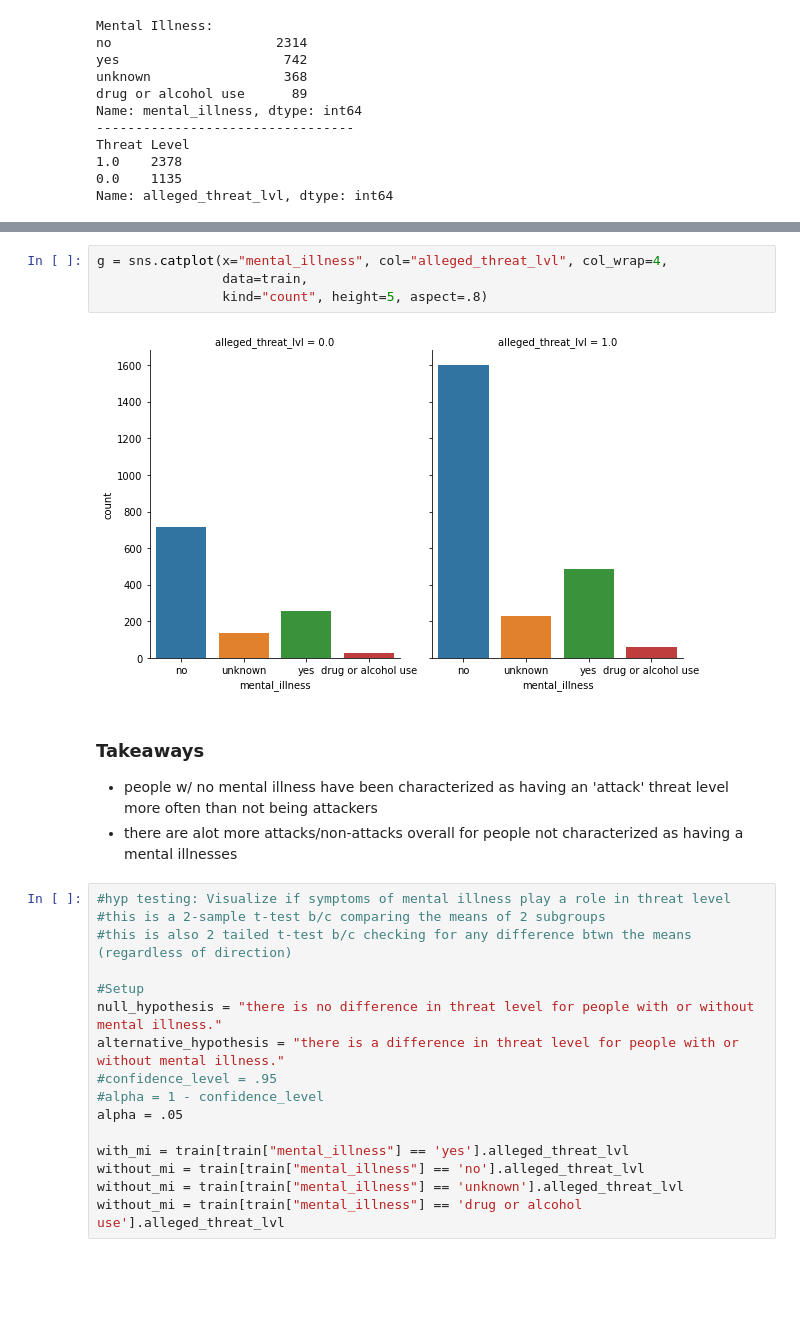
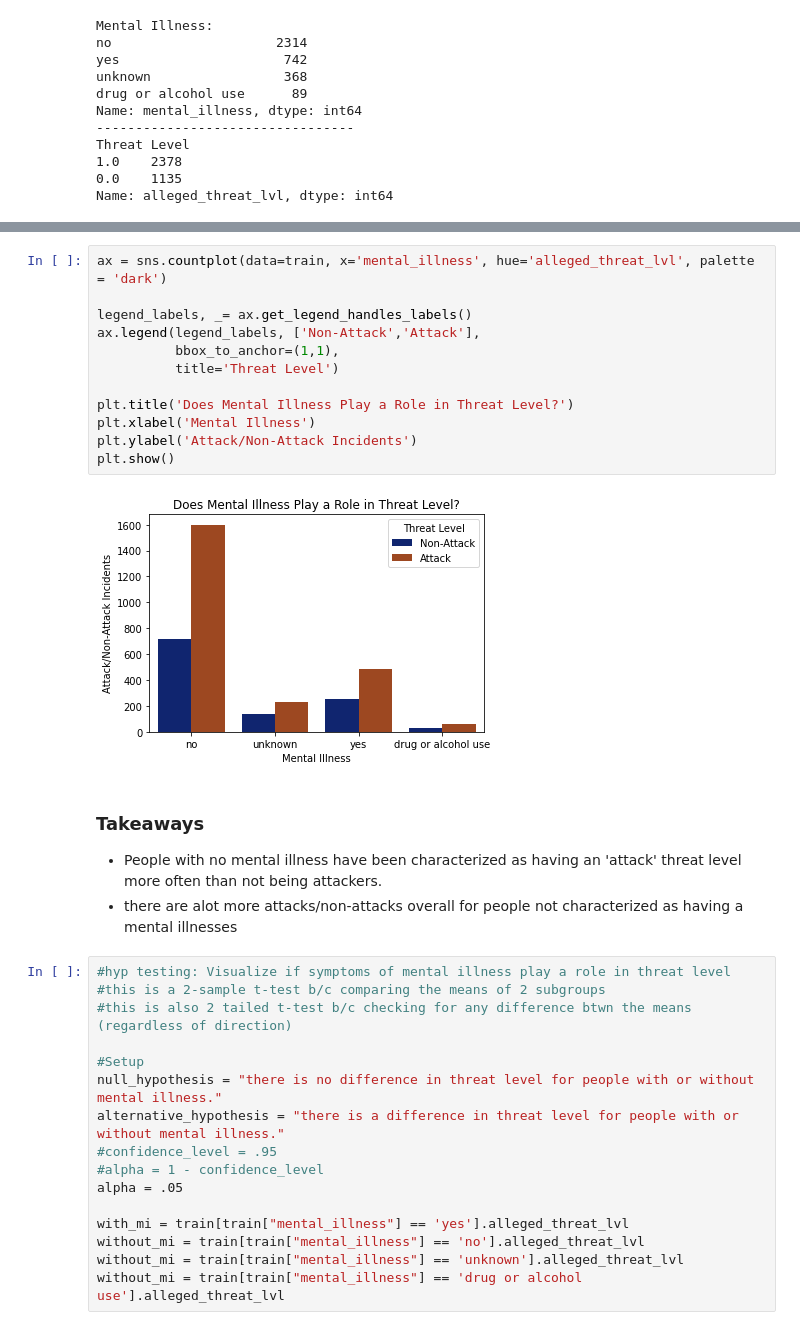
Before and after one commit to MG-Squared/americas_blues, a Jupyter notebook: explore-alicia.ipynb, the cells around one changed output, grey strips where cells are left out. Cells and saved outputs as stored; diff of their text form; blank space fills up the shorter version.

Commit message:
visualization cleanup

```diff
--- a/explore-alicia.ipynb
+++ b/explore-alicia.ipynb
@@ -185,12 +174,20 @@ g = sns.catplot(x="alleged_threat_lvl", col="mental_illness", col_wrap=4,
-# %%
-g = sns.catplot(x="mental_illness", col="alleged_threat_lvl", col_wrap=4,
-                data=train,
-                kind="count", height=5, aspect=.8)
-# %% [output]
-[figure, removed]
+# %%
+ax = sns.countplot(data=train, x='mental_illness', hue='alleged_threat_lvl', palette = 'dark')
+
+legend_labels, _= ax.get_legend_handles_labels()
+ax.legend(legend_labels, ['Non-Attack','Attack'],
+          bbox_to_anchor=(1,1),
+          title='Threat Level')
+
+plt.title('Does Mental Illness Play a Role in Threat Level?')
+plt.xlabel('Mental Illness')
+plt.ylabel('Attack/Non-Attack Incidents')
+plt.show()
+# %% [output]
+[figure, added]
 # %% [markdown]
 ### Takeaways
-- people w/ no mental illness have been characterized as having an 'attack' threat level more often than not being attackers
+- People with no mental illness have been characterized as having an 'attack' threat level more often than not being attackers.
 - there are alot more attacks/non-attacks overall for people not characterized as having a mental illnesses
 # %%
 #hyp testing: Visualize if symptoms of mental illness play a role in threat level
```
Also changed, not shown: parts of 6 cells of this notebook.
